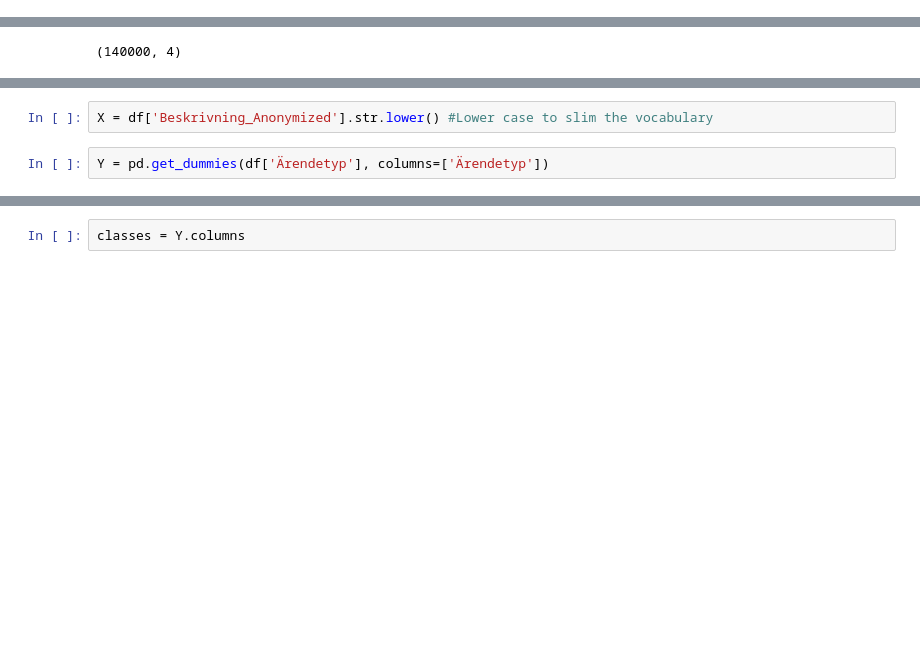
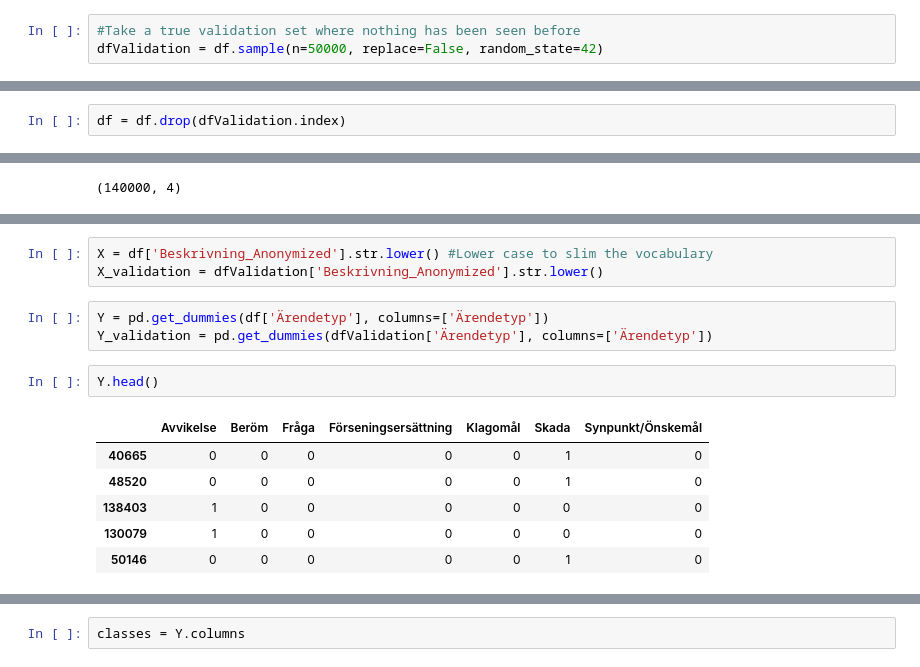
Before and after one commit to cerionXLII/NLP_BERT, a Jupyter notebook: src/Bert.ipynb, the cells around one changed output, grey strips where cells are left out. Cells and saved outputs as stored; diff of their text form; blank space fills up the shorter version.

```diff
--- a/src/Bert.ipynb
+++ b/src/Bert.ipynb
@@ -181,3 +201,6 @@ categories
 # %% [output]
 array(['Klagomål', 'Synpunkt/Önskemål', 'Skada', 'Fråga',
        'Förseningsersättning', 'Beröm', 'Avvikelse'], dtype=object)
+# %%
+#Take a true validation set where nothing has been seen before
+dfValidation = df.sample(n=50000, replace=False, random_state=42)
@@ -183,0 +218,2 @@ array(['Klagomål', 'Synpunkt/Önskemål', 'Skada', 'Fråga',
+# %%
+df = df.drop(dfValidation.index)
@@ -213,4 +253,15 @@ plt.hist(df['Ärendetyp'])
 # %%
 X = df['Beskrivning_Anonymized'].str.lower() #Lower case to slim the vocabulary
+X_validation = dfValidation['Beskrivning_Anonymized'].str.lower()
 # %%
 Y = pd.get_dummies(df['Ärendetyp'], columns=['Ärendetyp'])
+Y_validation = pd.get_dummies(dfValidation['Ärendetyp'], columns=['Ärendetyp'])
+# %%
+Y.head()
+# %% [output]
+|  | Avvikelse | Beröm | Fråga | Förseningsersättning | Klagomål | Skada | Synpunkt/Önskemål |
+| 40665 | 0 | 0 | 0 | 0 | 0 | 1 | 0 |
+| 48520 | 0 | 0 | 0 | 0 | 0 | 1 | 0 |
+| 138403 | 1 | 0 | 0 | 0 | 0 | 0 | 0 |
+| 130079 | 1 | 0 | 0 | 0 | 0 | 0 | 0 |
+| 50146 | 0 | 0 | 0 | 0 | 0 | 1 | 0 |
```
Also changed, not shown: parts of 29 cells of this notebook.
